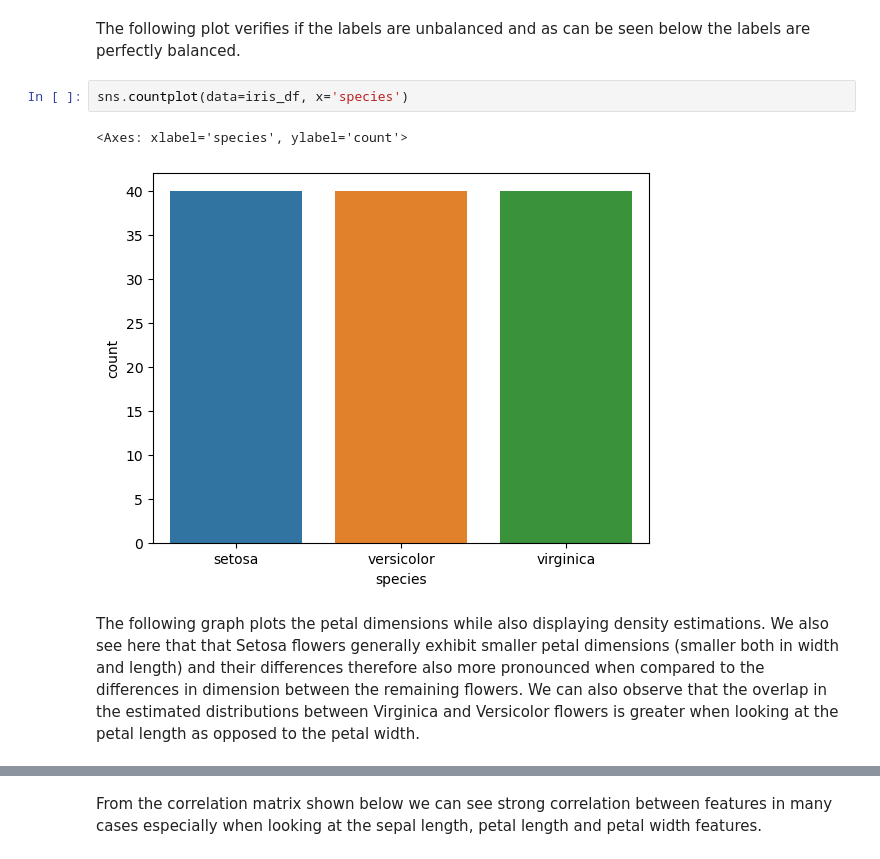
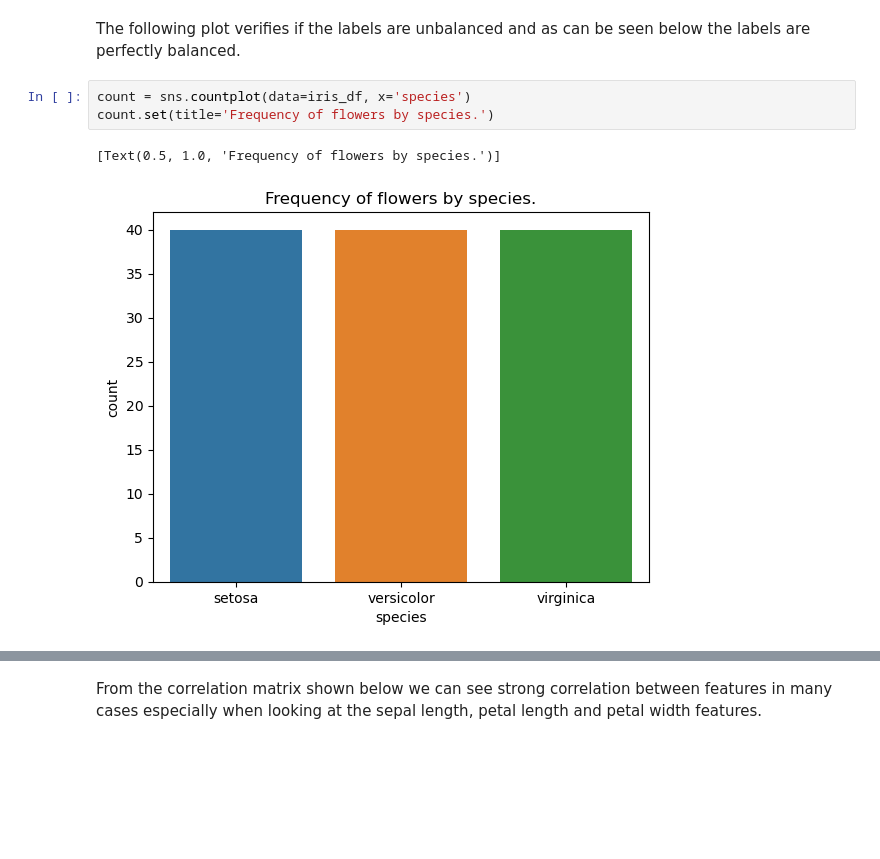
Before and after one commit to marwyn-the-developer/ml-construction, a Jupyter notebook: eda.ipynb, the cells around one changed output, grey strips where cells are left out. Drawn from its saved outputs; the diff is of its cells as text; blank space fills up the shorter version.

```diff
--- a/eda.ipynb
+++ b/eda.ipynb
@@ -78,9 +81,8 @@ grid.map(sns.boxplot, 'value', 'species', order=['setosa', 'versicolor', 'virgin
 # %% [markdown]
 The following plot verifies if the labels are unbalanced and as can be seen below the labels are perfectly balanced.
 # %%
-sns.countplot(data=iris_df, x='species')
+count = sns.countplot(data=iris_df, x='species')
+count.set(title='Frequency of flowers by species.')
 # %% [output]
-<Axes: xlabel='species', ylabel='count'>
+[Text(0.5, 1.0, 'Frequency of flowers by species.')]
-[figure, old version]
+[figure, new version]
-# %% [markdown]
-The following graph plots the petal dimensions while also displaying density estimations. We also see here that that Setosa flowers generally exhibit smaller petal dimensions (smaller both in width and length) and their differences therefore also more pronounced when compared to the differences in dimension between the remaining flowers. We can also observe that the overlap in the estimated distributions between Virginica and Versicolor flowers is greater when looking at the petal length as opposed to the petal width.
```
Also changed, not shown: parts of 18 cells of this notebook, 3 other files.
